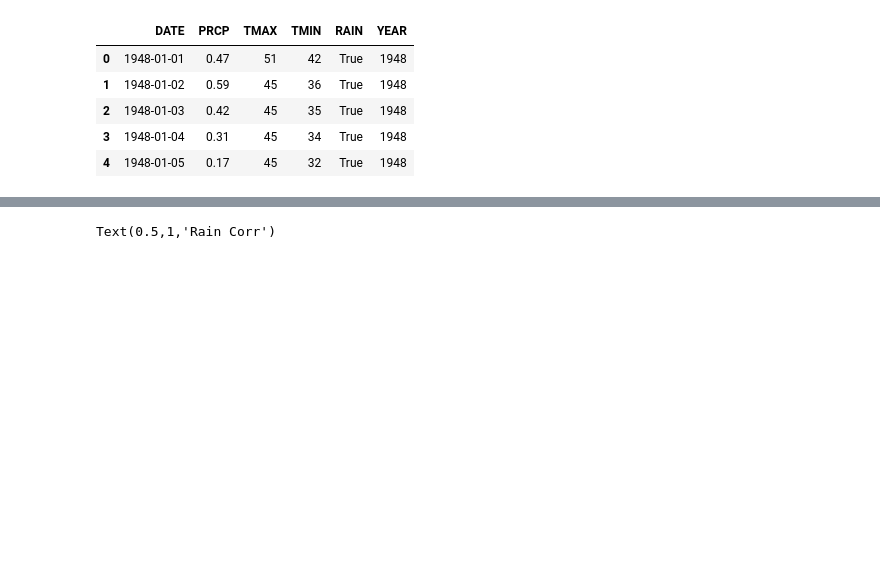
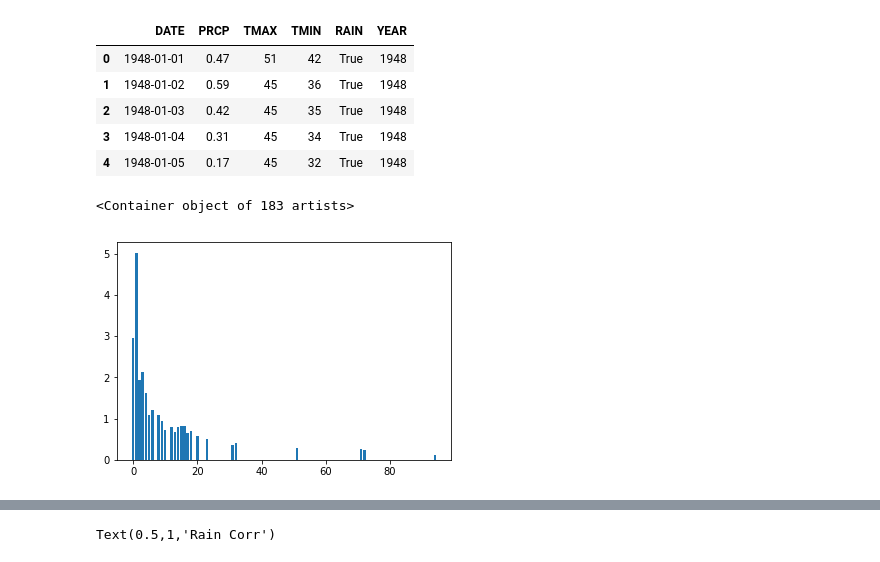
Before and after one commit to danjsiegel/530_Final, a Jupyter notebook: Final Project.ipynb, the cells around one changed output, grey strips where cells are left out. Cells and saved outputs as stored; diff of their text form; code cells hidden in the pictures; blank space fills up the shorter version.

```diff
--- a/Final Project.ipynb
+++ b/Final Project.ipynb
@@ -95,3 +117,18 @@ rain.head()
 | 2 | 1948-01-03 | 0.42 | 45 | 35 | True | 1948 |
 | 3 | 1948-01-04 | 0.31 | 45 | 34 | True | 1948 |
 | 4 | 1948-01-05 | 0.17 | 45 | 32 | True | 1948 |
+# %%
+first_half = rain[rain["DATE"]>='1982-12-22 00:00:00']
+second_half = rain[rain["DATE"]<='1982-12-23 00:00:00']
+# %%
+#first_half['PRCP'].items
+
+n = first_half['PRCP'].count()
+pmf_first = dict(first_half['PRCP'].value_counts())
+for freq, x in new_dict.items():
+    pmf_first[x] = freq / n
+# %%
+plt.bar(list(pmf_first.values()),list(pmf_first.keys()))
+# %% [output]
+<Container object of 183 artists>
+[figure, added]
```
Also changed, not shown: parts of 11 cells of this notebook, 1 other file.
